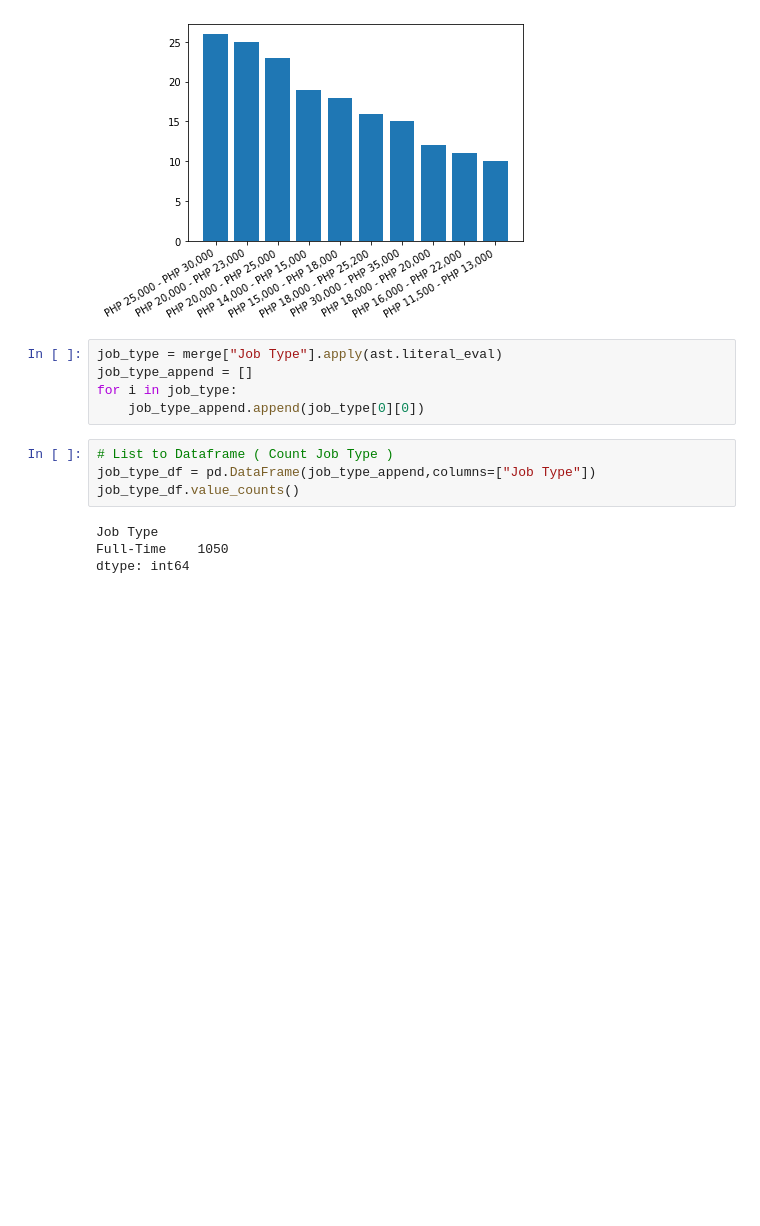
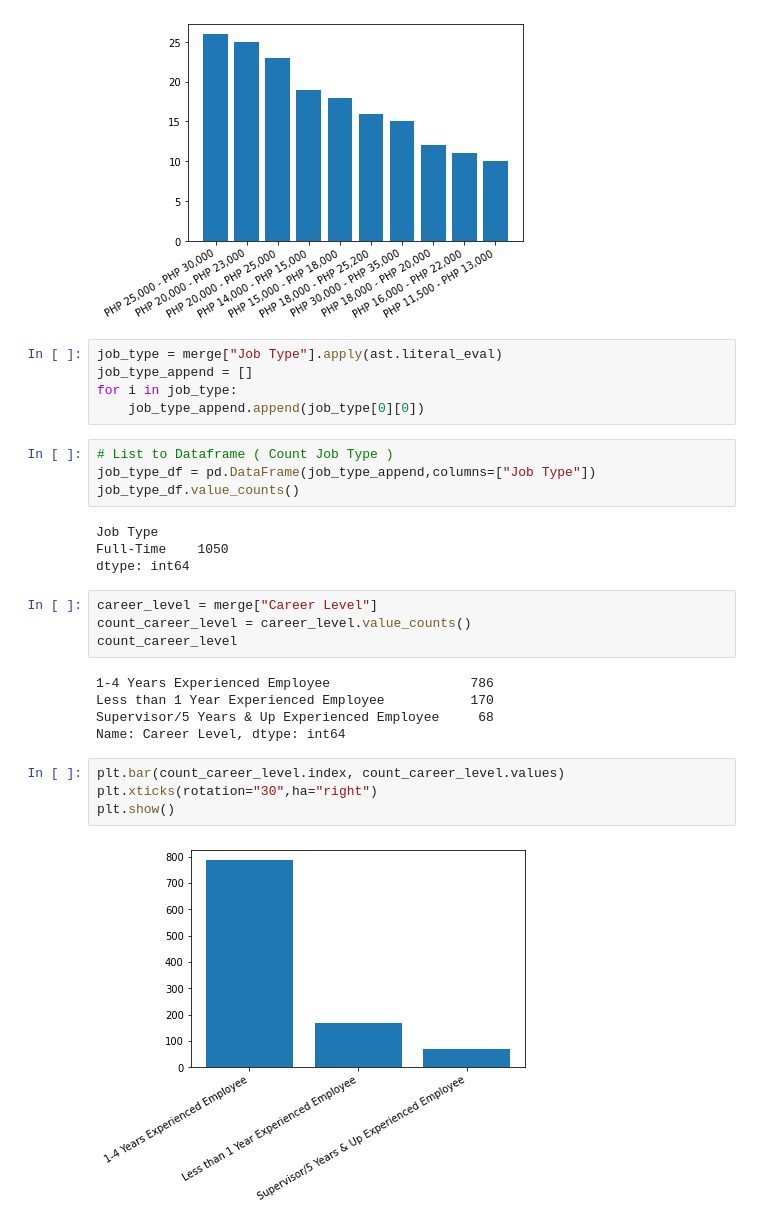
Before and after one commit to jvicrosario1106/husay_project_task, a Jupyter notebook: Data Analysis/Jobstreet Analysis/jobstreet_artist.ipynb, the cells around one changed output. Cells and saved outputs as stored; diff of their text form; blank space fills up the shorter version.

```diff
--- a/Data Analysis/Jobstreet Analysis/jobstreet_artist.ipynb
+++ b/Data Analysis/Jobstreet Analysis/jobstreet_artist.ipynb
@@ -98,3 +98,18 @@ job_type_df.value_counts()
 Job Type
 Full-Time    1050
 dtype: int64
+# %%
+career_level = merge["Career Level"]
+count_career_level = career_level.value_counts()
+count_career_level
+# %% [output]
+1-4 Years Experienced Employee                  786
+Less than 1 Year Experienced Employee           170
+Supervisor/5 Years & Up Experienced Employee     68
+Name: Career Level, dtype: int64
+# %%
+plt.bar(count_career_level.index, count_career_level.values)
+plt.xticks(rotation="30",ha="right")
+plt.show()
+# %% [output]
+[figure, added]
```
Also changed, not shown: parts of 2 cells of this notebook.
